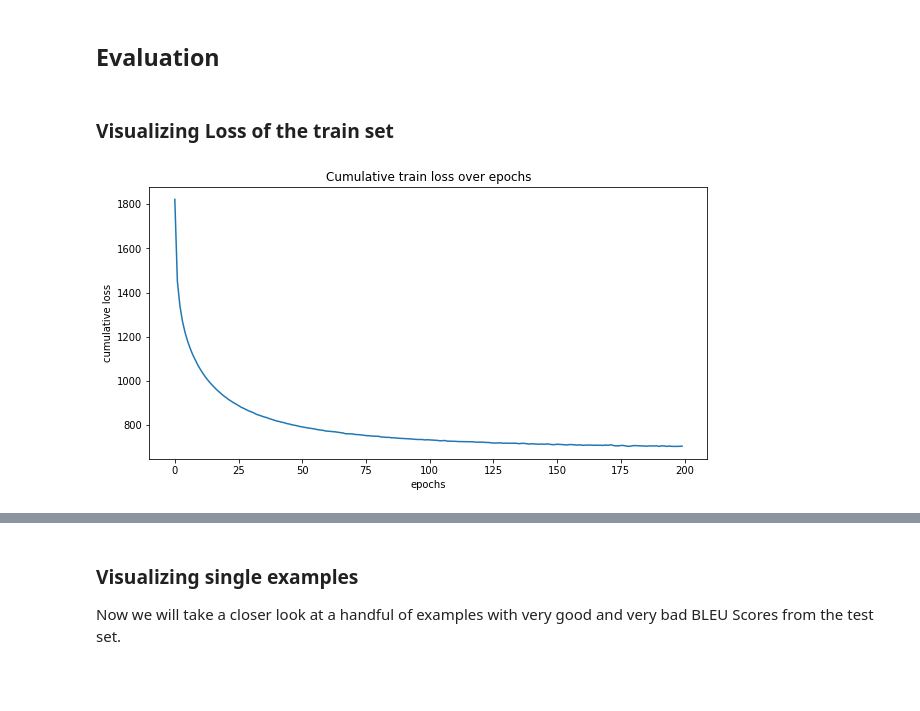
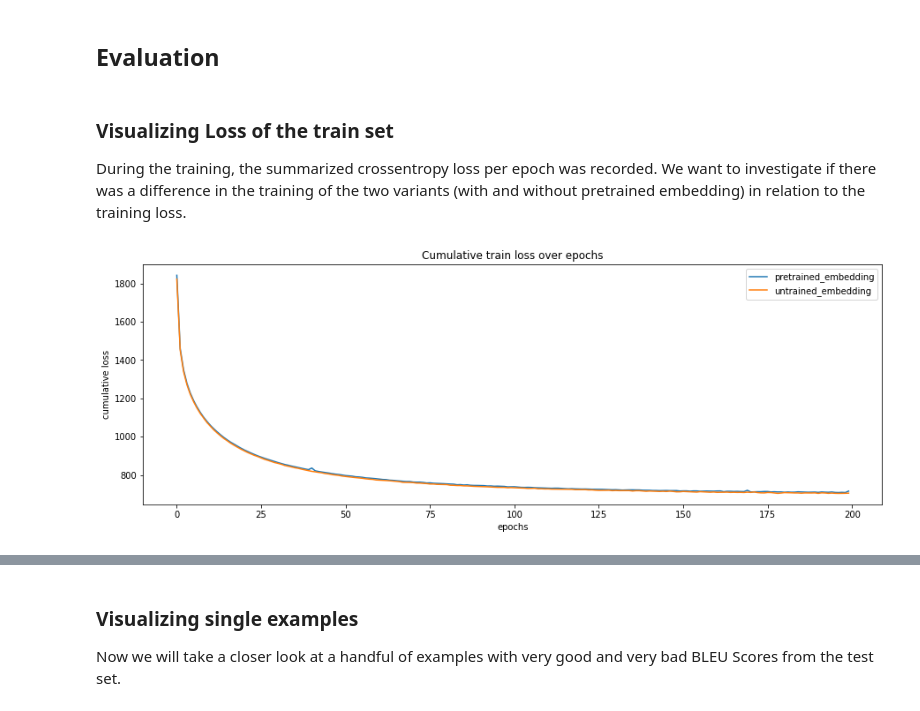
Before and after one commit to SimonLuder/FHNW_deep_learning_FS22, a Jupyter notebook: mini-challenges/mc2_image_captioning/mc2_main_notebook.ipynb, the cells around one changed output, grey strips where cells are left out. Drawn from its saved outputs; the diff is of its cells as text; code cells hidden in the pictures; blank space fills up the shorter version.

Commit message:
Update mc2 to a first complete draft

```diff
--- a/mini-challenges/mc2_image_captioning/mc2_main_notebook.ipynb
+++ b/mini-challenges/mc2_image_captioning/mc2_main_notebook.ipynb
@@ -595,7 +599,7 @@ from torch.nn.utils.rnn import pack_padded_sequence
 import pickle
 import wandb
 
-run_cell = True
+run_cell = False
 # wandb
 use_wandb = True
 # model loading & saving
@@ -639,26 +643,13 @@ if run_cell:
 
         model.train()
         for i, (imgs, captions, lengths) in tqdm(enumerate(train_dataloader)):
-
             step += len(imgs)
-            # print(np.shape(imgs), np.shape(captions))
             imgs = imgs.to(device)
             captions = captions.to(device)
-            # targets = pack_padded_sequence(captions, length, batch_first=True)[0]
 
             packed_captions = pack_padded_sequence(captions, lengths, enforce_sorted=False, batch_first=True)[0]
-            # print(targets)
             outputs = model(imgs, captions[:,:-1], lengths)
             packed_outputs = pack_padded_sequence(outputs, lengths, enforce_sorted=False, batch_first=True)[0]
-            # print("packed_captions", np.shape(packed_captions))
-            # print("packed_outputs", np.shape(packed_outputs))
-
-            # print(np.shape(captions.reshape(-1)))
-            # # outputs = pack_padded_sequence(outputs, lengths.tolist(), enforce_sorted=False, batch_first=True)[0]
-            # print(np.shape(outputs.reshape(-1, outputs.shape[2])))
-            # print(np.shape(targets))
-            # # loss = criterion(outputs, targets)
-            # loss = criterion(outputs.reshape(-1, outputs.shape[2]), captions.reshape(-1).type(torch.long))
             loss = criterion(packed_outputs, packed_captions.type(torch.long))
 
             optimizer.zero_grad()
@@ -671,7 +662,7 @@ if run_cell:
                 wandb.log({
                     "model":model_name,
                     "train_loss": loss,
-                    "epoch":epoch+1,
+                    "epoch":epoch,
                     }, step=step)
 
         model.eval()
@@ -716,23 +689,26 @@ Syncing run likely-breeze-48 to Weights & Biases (docs)
 ## Evaluation
 # %% [markdown]
 ### Visualizing Loss of the train set
+
+During the training, the summarized crossentropy loss per epoch was recorded. We want to investigate if there was a difference in the training of the two variants (with and without pretrained embedding) in relation to the training loss.
 # %%
-model_name = "untrained_embedding"
-log_dict = func_open_log(model_name)
-test_bleu = []
-epochs = []
-train_losses = []
+model_names = ["pretrained_embedding", "untrained_embedding"]
 
-for i in range(1, len(log_dict)+1):
-    test_bleu.append(log_dict[i]["test_bleu"])
-    epochs.append(i)
-    train_losses.append(log_dict[i]["train_loss"])
-
-plt.figure(figsize=(10,5))
-plt.plot(train_losses)
+plt.figure(figsize=(15,5))
+for model_name in model_names:
+    log_dict = func_open_log(model_name)
+    test_bleu = []
+    epochs = []
+    train_losses = []
+    for i in range(1, len(log_dict)+1):
+        test_bleu.append(log_dict[i]["test_bleu"])
+        epochs.append(i)
+        train_losses.append(log_dict[i]["train_loss"])
+    plt.plot(train_losses, label=model_name)
 plt.title("Cumulative train loss over epochs")
 plt.xlabel("epochs")
 plt.ylabel("cumulative loss")
+plt.legend()
 plt.show()
 # %% [output]
-[figure, old version]
+[figure, new version]
```
Also changed, not shown: parts of 27 cells of this notebook, 5 other files.
